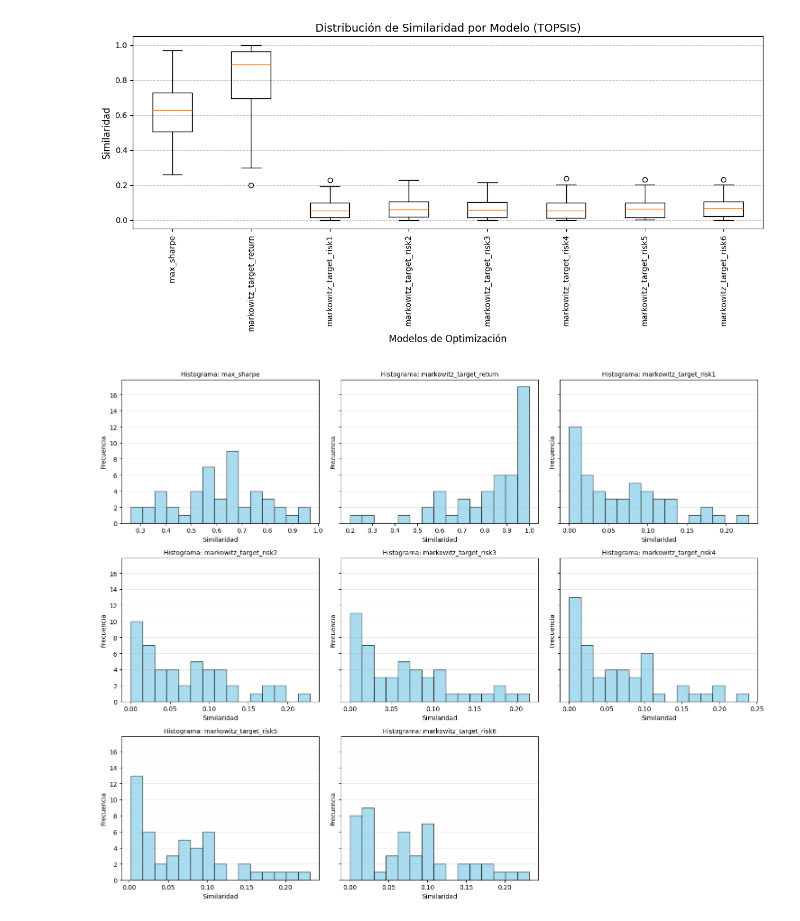
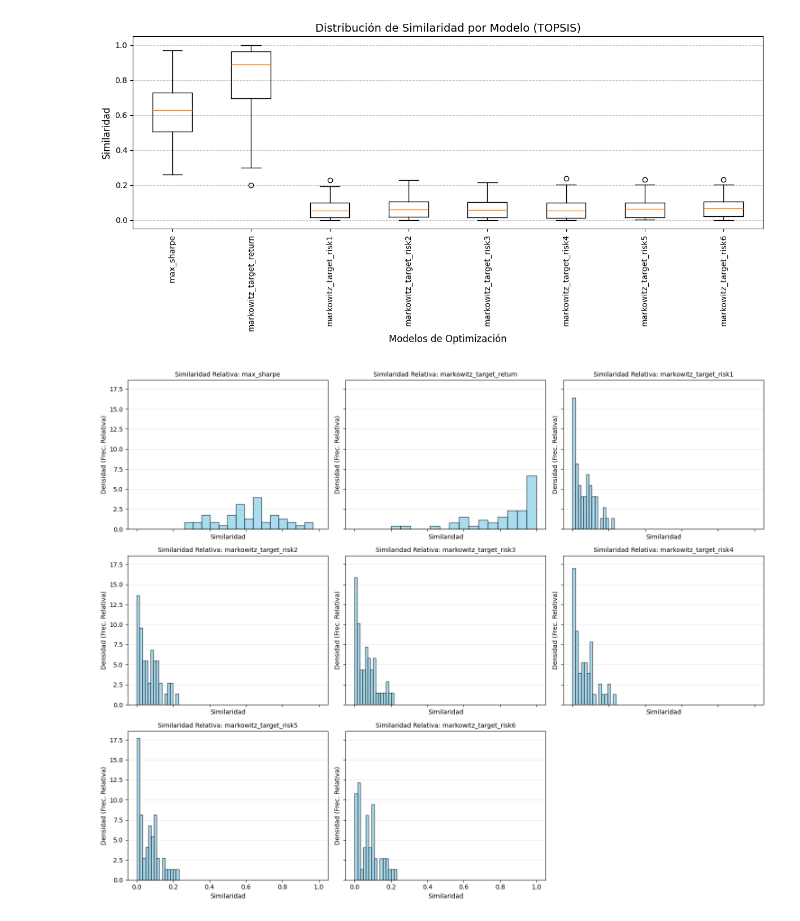
Before and after one commit to nluczywo/indicador, a Jupyter notebook: simu.ipynb, the cells around one changed output. Saved outputs shown, nothing was run; the diff lists cells and outputs as text; code cells hidden in the pictures.

```diff
--- a/simu.ipynb
+++ b/simu.ipynb
@@ -464,34 +464,36 @@ plt.show()
 # %%
 # 1. Configuración de la grilla
 modelos = df_similaridad_total.columns
 n_modelos = len(modelos)
 n_cols = 3  # Puedes ajustar el número de columnas
 n_rows = math.ceil(n_modelos / n_cols)
 
 # 2. Crear la figura y los subplots
-fig, axes = plt.subplots(n_rows, n_cols, figsize=(15, n_rows * 4), sharey=True)
+fig, axes = plt.subplots(n_rows, n_cols, figsize=(15, n_rows * 4), sharey=True, sharex=True)
 axes = axes.flatten() # Aplanar para iterar fácilmente
 
 # 3. Bucle para generar cada histograma
 for i, modelo in enumerate(modelos):
     ax = axes[i]
-    ax.hist(df_similaridad_total[modelo], bins=15, color='skyblue', edgecolor='black', alpha=0.7)
 
-    # Personalización de cada subplot
-    ax.set_title(f'Histograma: {modelo}', fontsize=10)
+    # CAMBIO AQUÍ: Agregamos density=True
+    ax.hist(df_similaridad_total[modelo], bins=15, color='skyblue',
+            edgecolor='black', alpha=0.7, density=True)
+
+    ax.set_title(f'Similaridad Relativa: {modelo}', fontsize=10)
     ax.set_xlabel('Similaridad')
-    ax.set_ylabel('Frecuencia')
+    ax.set_ylabel('Densidad (Frec. Relativa)')
     ax.grid(axis='y', alpha=0.3)
 
 # 4. Limpiar subplots vacíos (si n_modelos no es múltiplo de n_cols)
 for j in range(i + 1, len(axes)):
     fig.delaxes(axes[j])
 
 # Ajustar espaciado
 plt.tight_layout()
 plt.show()
 # %% [output]
-[figure, old version]
+[figure, new version]
 # %%
 objectives = [
     max, #     'stocks_seleccionados', coincide con definición mayor número de stocks
```
Also changed, not shown: 1 other file.
